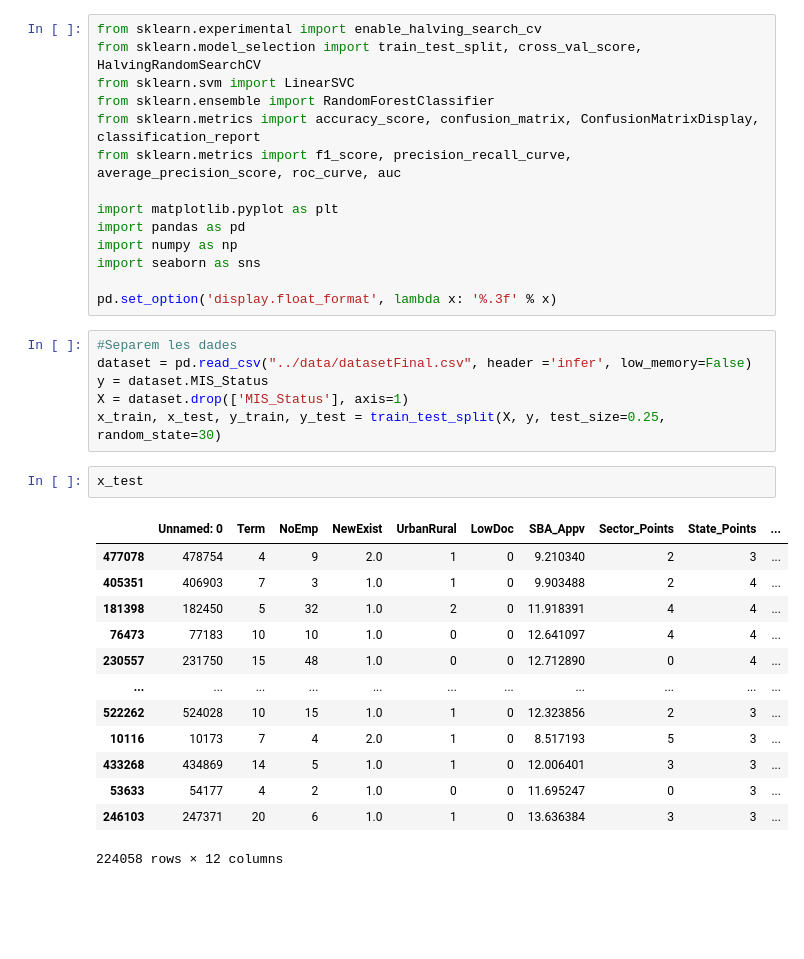
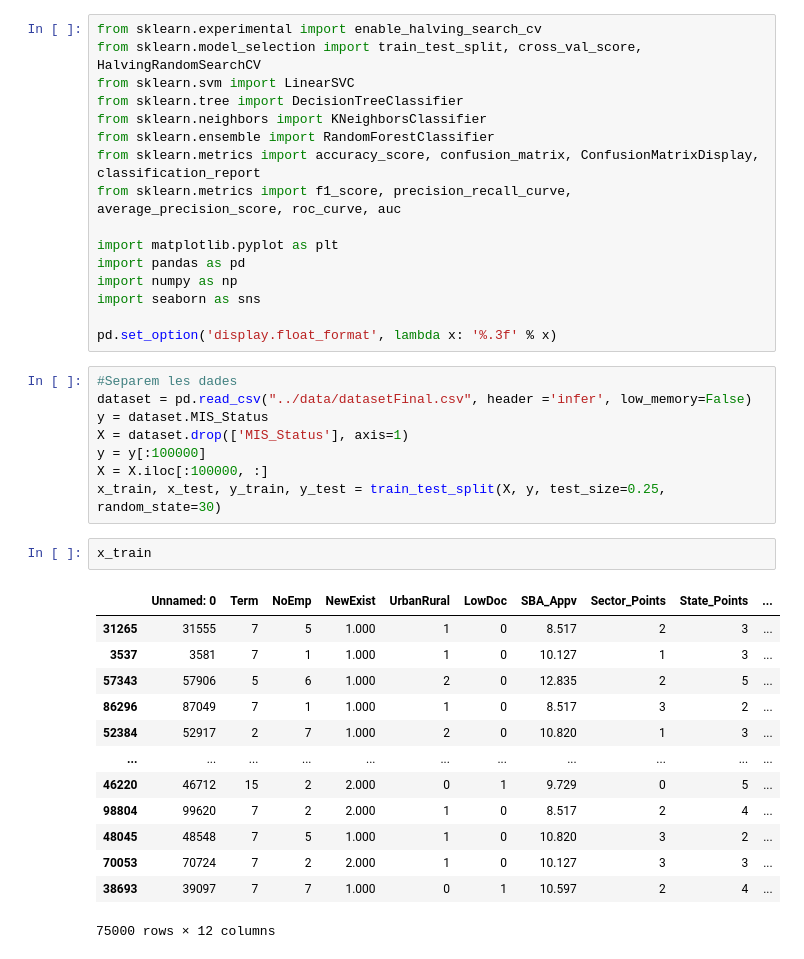
Before and after one commit to OriolCampsIsus3/CasKaggle-APC-, a Jupyter notebook: notebook/Machine Learning.ipynb, the cells around one changed output. Saved outputs shown, nothing was run; the diff lists cells and outputs as text; blank space fills up the shorter version.

```diff
--- a/notebook/Machine Learning.ipynb
+++ b/notebook/Machine Learning.ipynb
@@ -2,6 +2,8 @@
 from sklearn.experimental import enable_halving_search_cv
 from sklearn.model_selection import train_test_split, cross_val_score, HalvingRandomSearchCV
 from sklearn.svm import LinearSVC
+from sklearn.tree import DecisionTreeClassifier
+from sklearn.neighbors import KNeighborsClassifier
 from sklearn.ensemble import RandomForestClassifier
 from sklearn.metrics import accuracy_score, confusion_matrix, ConfusionMatrixDisplay, classification_report
 from sklearn.metrics import f1_score, precision_recall_curve, average_precision_score, roc_curve, auc
@@ -17,23 +19,25 @@ pd.set_option('display.float_format', lambda x: '%.3f' % x)
 dataset = pd.read_csv("../data/datasetFinal.csv", header ='infer', low_memory=False)
 y = dataset.MIS_Status
 X = dataset.drop(['MIS_Status'], axis=1)
+y = y[:100000]
+X = X.iloc[:100000, :]
 x_train, x_test, y_train, y_test = train_test_split(X, y, test_size=0.25, random_state=30)
 # %%
-x_test
+x_train
 # %% [output]
 |  | Unnamed: 0 | Term | NoEmp | NewExist | UrbanRural | LowDoc | SBA_Appv | Sector_Points | State_Points | ... |
-| 477078 | 478754 | 4 | 9 | 2.0 | 1 | 0 | 9.210340 | 2 | 3 | ... |
-| 405351 | 406903 | 7 | 3 | 1.0 | 1 | 0 | 9.903488 | 2 | 4 | ... |
-| 181398 | 182450 | 5 | 32 | 1.0 | 2 | 0 | 11.918391 | 4 | 4 | ... |
-| 76473 | 77183 | 10 | 10 | 1.0 | 0 | 0 | 12.641097 | 4 | 4 | ... |
-| 230557 | 231750 | 15 | 48 | 1.0 | 0 | 0 | 12.712890 | 0 | 4 | ... |
+| 31265 | 31555 | 7 | 5 | 1.000 | 1 | 0 | 8.517 | 2 | 3 | ... |
+| 3537 | 3581 | 7 | 1 | 1.000 | 1 | 0 | 10.127 | 1 | 3 | ... |
+| 57343 | 57906 | 5 | 6 | 1.000 | 2 | 0 | 12.835 | 2 | 5 | ... |
+| 86296 | 87049 | 7 | 1 | 1.000 | 1 | 0 | 8.517 | 3 | 2 | ... |
+| 52384 | 52917 | 2 | 7 | 1.000 | 2 | 0 | 10.820 | 1 | 3 | ... |
 | ... | ... | ... | ... | ... | ... | ... | ... | ... | ... | ... |
-| 522262 | 524028 | 10 | 15 | 1.0 | 1 | 0 | 12.323856 | 2 | 3 | ... |
-| 10116 | 10173 | 7 | 4 | 2.0 | 1 | 0 | 8.517193 | 5 | 3 | ... |
-| 433268 | 434869 | 14 | 5 | 1.0 | 1 | 0 | 12.006401 | 3 | 3 | ... |
-| 53633 | 54177 | 4 | 2 | 1.0 | 0 | 0 | 11.695247 | 0 | 3 | ... |
-| 246103 | 247371 | 20 | 6 | 1.0 | 1 | 0 | 13.636384 | 3 | 3 | ... |
+| 46220 | 46712 | 15 | 2 | 2.000 | 0 | 1 | 9.729 | 0 | 5 | ... |
+| 98804 | 99620 | 7 | 2 | 2.000 | 1 | 0 | 8.517 | 2 | 4 | ... |
+| 48045 | 48548 | 7 | 5 | 1.000 | 1 | 0 | 10.820 | 3 | 2 | ... |
+| 70053 | 70724 | 7 | 2 | 2.000 | 1 | 0 | 10.127 | 3 | 3 | ... |
+| 38693 | 39097 | 7 | 7 | 1.000 | 0 | 1 | 10.597 | 2 | 4 | ... |
-224058 rows × 12 columns
+75000 rows × 12 columns
 # %%
 criteris = ['gini', 'entropy']
 for crit in criteris:
```
Also changed, not shown: parts of 12 cells of this notebook.
